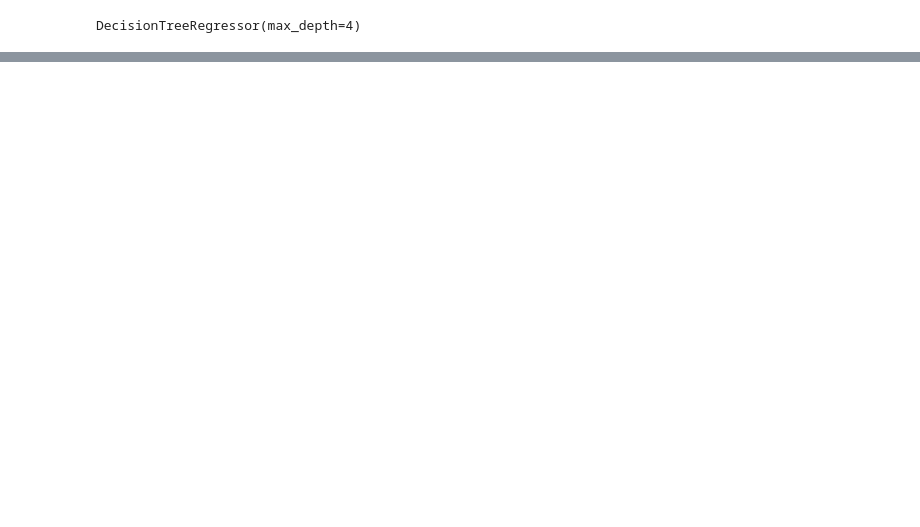
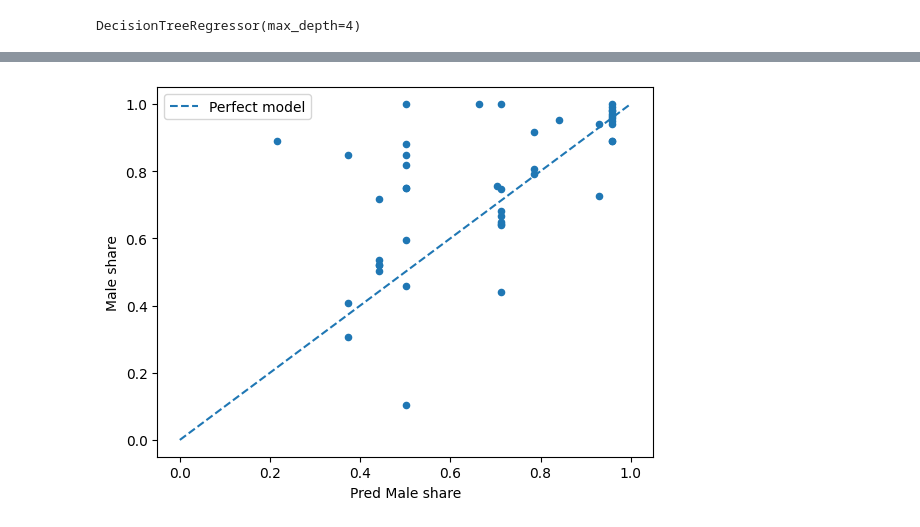
Before and after one commit to JohannaUlveklint/job_discrimination_sandbox, a Jupyter notebook: notebooks/decision_tree_regr.ipynb, the cells around one changed output, grey strips where cells are left out. Saved outputs shown, nothing was run; the diff lists cells and outputs as text; code cells hidden in the pictures; blank space fills up the shorter version.

```diff
--- a/notebooks/decision_tree_regr.ipynb
+++ b/notebooks/decision_tree_regr.ipynb
@@ -174,0 +163,6 @@ matrix([[0.        , 0.        , 0.        , ..., 0.        , 0.        ,
+# %%
+resultsdf = y_test
+
+resultsdf["Pred Male share"] = [line[0] for line in y_pred]
+resultsdf["Pred Female share"] = [line[1] for line in y_pred]
+resultsdf["Pred Unknown share"] = [line[2] for line in y_pred]
@@ -174,0 +189,8 @@ matrix([[0.        , 0.        , 0.        , ..., 0.        , 0.        ,
+# %%
+fig, ax = plt.subplots()
+resultsdf.plot(kind="scatter", y="Male share", x="Pred Male share", ax=ax)
+ax.plot([0, 1], [0, 1], "--", label="Perfect model")
+ax.legend()
+plt.show()
+# %% [output]
+[figure, added]
```
Also changed, not shown: parts of 17 cells of this notebook, 7 other files.
